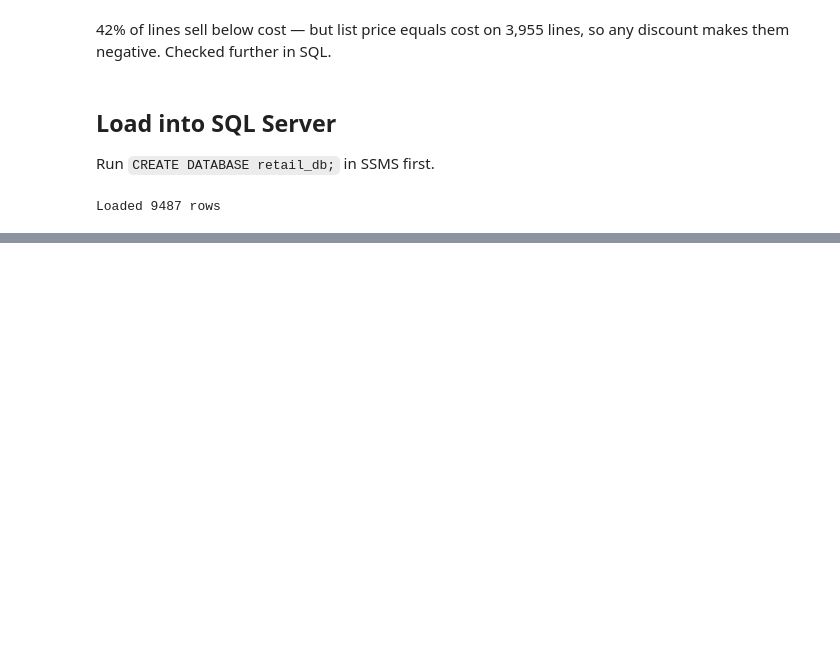
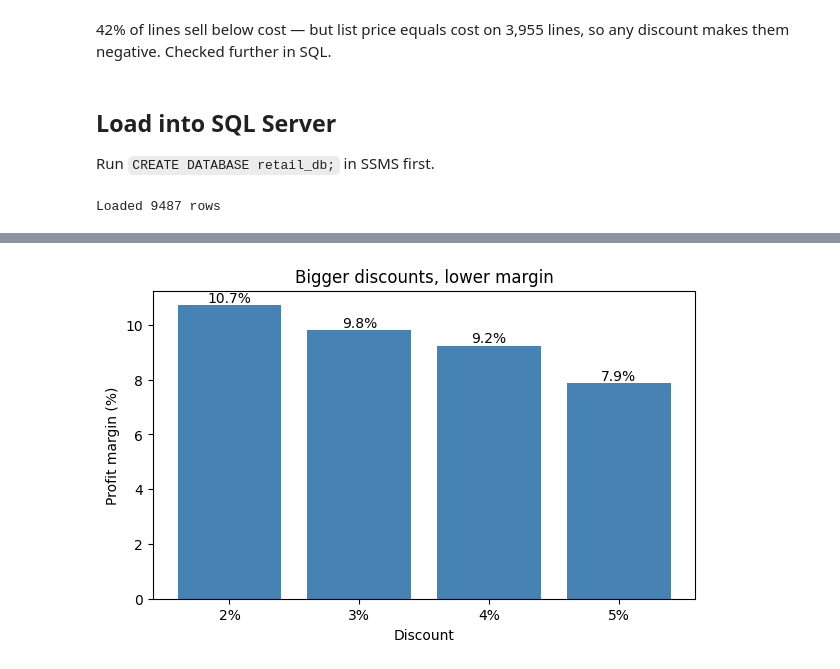
Before and after one commit to pokhrelpratik/retail-orders-analysis, a Jupyter notebook: order_data_analysis.ipynb, the cells around one changed output, grey strips where cells are left out. Drawn from its saved outputs; the diff is of its cells as text; code cells hidden in the pictures; blank space fills up the shorter version.

Commit message:
Add charts and findings to README

```diff
--- a/order_data_analysis.ipynb
+++ b/order_data_analysis.ipynb
@@ -142,0 +153,4 @@ Loaded 9487 rows
+# %%
+disc = df.groupby('discount_percent')[['revenue', 'total_profit']].sum()
+disc['margin_pct'] = disc['total_profit'] / disc['revenue'] * 100
+disc
@@ -142,0 +164,11 @@ Loaded 9487 rows
+# %%
+fig, ax = plt.subplots(figsize=(7,4))
+bars = ax.bar(disc.index.astype(str) + '%', disc['margin_pct'], color ='steelblue')
+ax.bar_label(bars, fmt='%.1f%%')
+ax.set_title('Bigger discounts, lower margin')
+ax.set_xlabel('Discount')
+ax.set_ylabel('Profit margin (%)')
+plt.savefig('charts/discount_vs_margin.png', dpi=150, bbox_inches='tight')
+plt.show()
+# %% [output]
+[figure, added]
```
Also changed, not shown: parts of 16 cells of this notebook, 5 other files.
